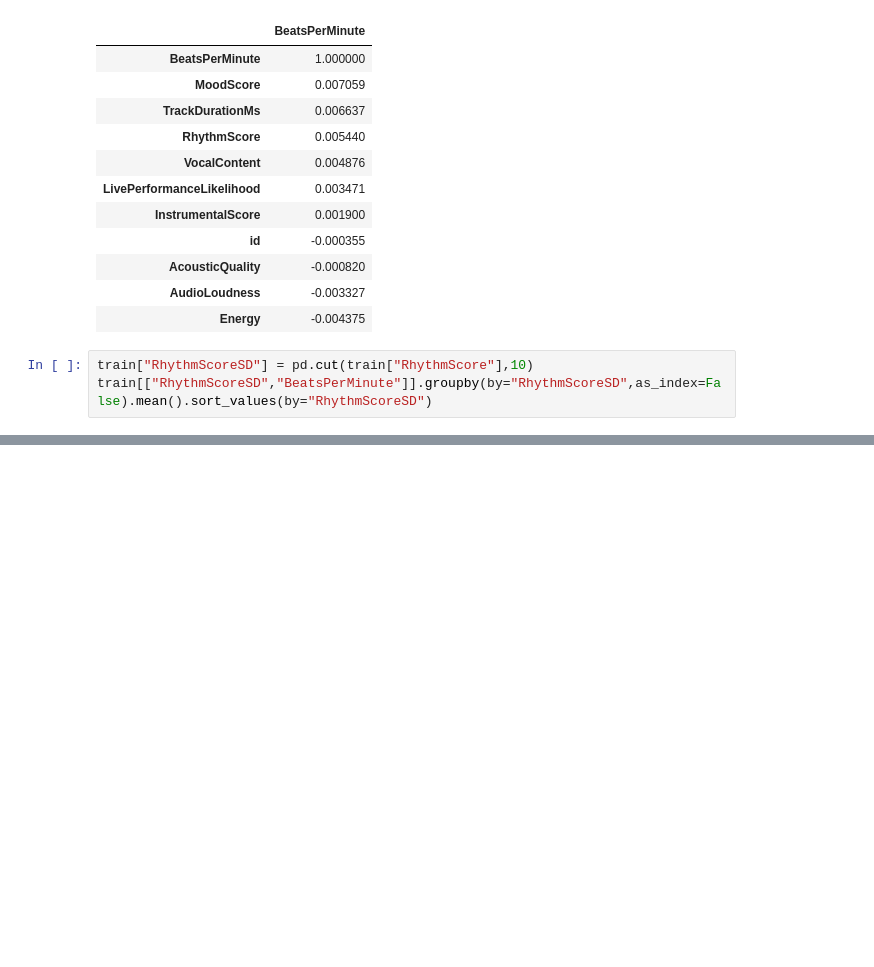
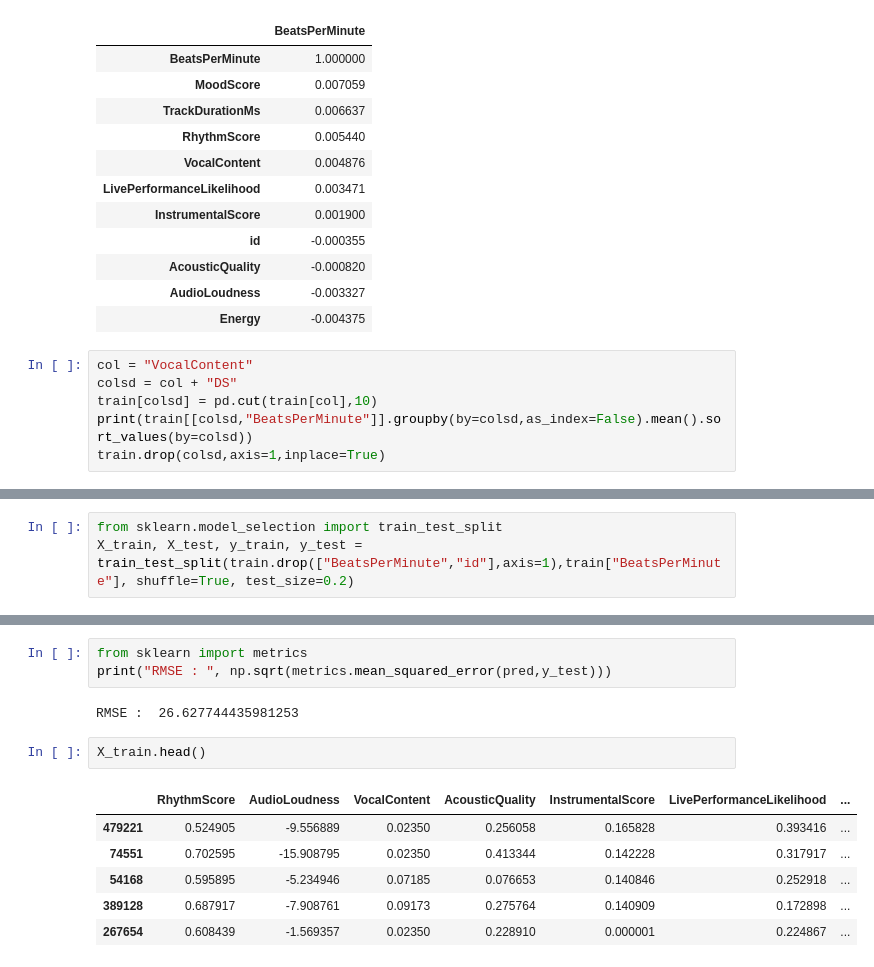
Before and after one commit to Valikpp/ds-training-tasks, a Jupyter notebook: bpm/model.ipynb, the cells around one changed output, grey strips where cells are left out. Saved outputs shown, nothing was run; the diff lists cells and outputs as text; blank space fills up the shorter version.

Commit message:
models tested

```diff
--- a/bpm/model.ipynb
+++ b/bpm/model.ipynb
@@ -86,6 +86,9 @@ pd.DataFrame(train.corr().BeatsPerMinute.sort_values(ascending=False))
 | AudioLoudness | -0.003327 |
 | Energy | -0.004375 |
 # %%
-train["RhythmScoreSD"] = pd.cut(train["RhythmScore"],10)
-train[["RhythmScoreSD","BeatsPerMinute"]].groupby(by="RhythmScoreSD",as_index=False).mean().sort_values(by="RhythmScoreSD")
+col = "VocalContent"
+colsd = col + "DS"
+train[colsd] = pd.cut(train[col],10)
+print(train[[colsd,"BeatsPerMinute"]].groupby(by=colsd,as_index=False).mean().sort_values(by=colsd))
+train.drop(colsd,axis=1,inplace=True)
 # %% [output]
@@ -102,0 +106,3 @@ train[["RhythmScoreSD","BeatsPerMinute"]].groupby(by="RhythmScoreSD",as_index=Fa
+# %%
+from sklearn.model_selection import train_test_split
+X_train, X_test, y_train, y_test = train_test_split(train.drop(["BeatsPerMinute","id"],axis=1),train["BeatsPerMinute"], shuffle=True, test_size=0.2)
@@ -102,0 +121,14 @@ train[["RhythmScoreSD","BeatsPerMinute"]].groupby(by="RhythmScoreSD",as_index=Fa
+# %%
+from sklearn import metrics
+print("RMSE : ", np.sqrt(metrics.mean_squared_error(pred,y_test)))
+# %% [output]
+RMSE :  26.627744435981253
+# %%
+X_train.head()
+# %% [output]
+|  | RhythmScore | AudioLoudness | VocalContent | AcousticQuality | InstrumentalScore | LivePerformanceLikelihood | ... |
+| 479221 | 0.524905 | -9.556889 | 0.02350 | 0.256058 | 0.165828 | 0.393416 | ... |
+| 74551 | 0.702595 | -15.908795 | 0.02350 | 0.413344 | 0.142228 | 0.317917 | ... |
+| 54168 | 0.595895 | -5.234946 | 0.07185 | 0.076653 | 0.140846 | 0.252918 | ... |
+| 389128 | 0.687917 | -7.908761 | 0.09173 | 0.275764 | 0.140909 | 0.172898 | ... |
+| 267654 | 0.608439 | -1.569357 | 0.02350 | 0.228910 | 0.000001 | 0.224867 | ... |
```
Also changed, not shown: parts of 6 cells of this notebook.
